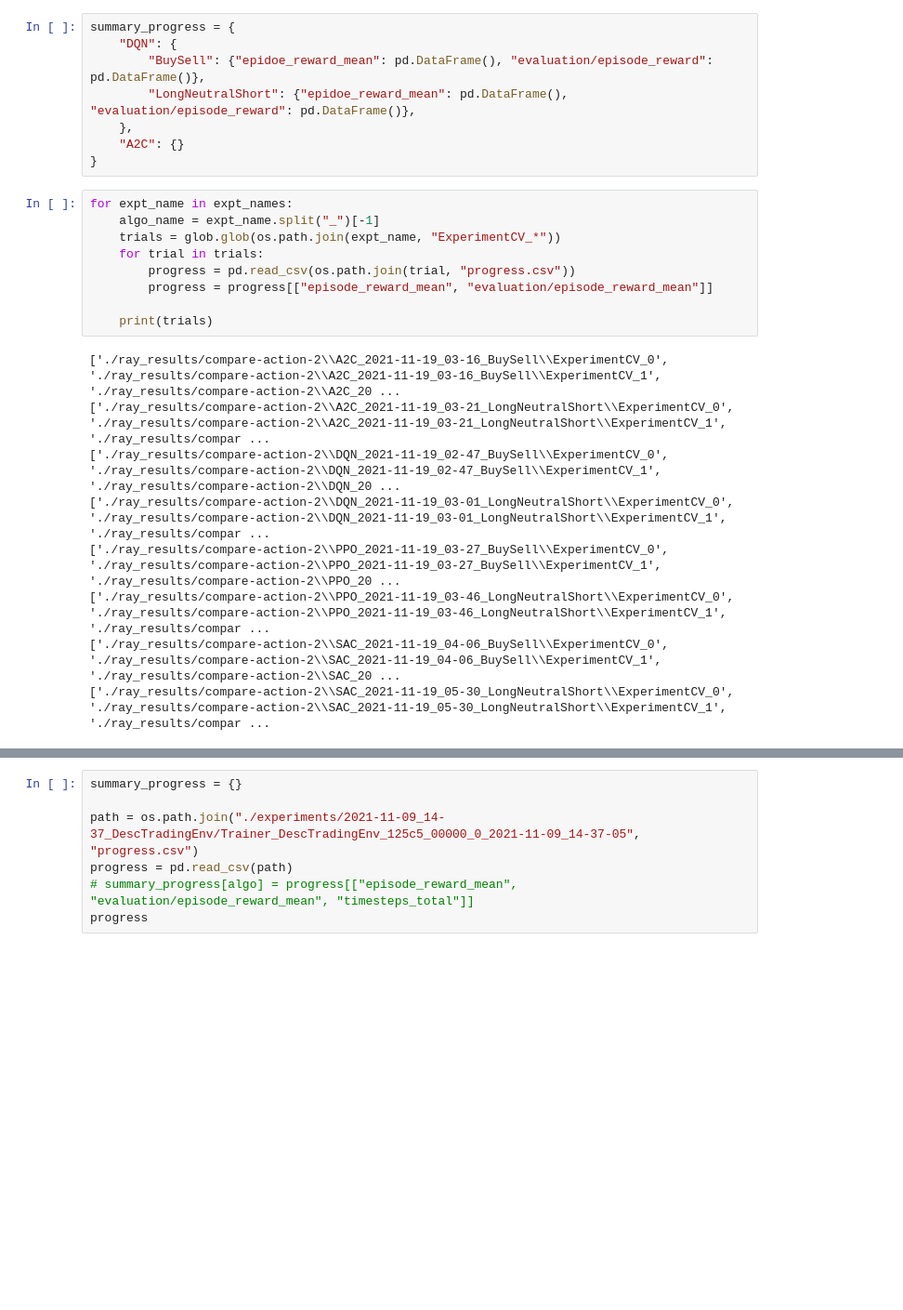
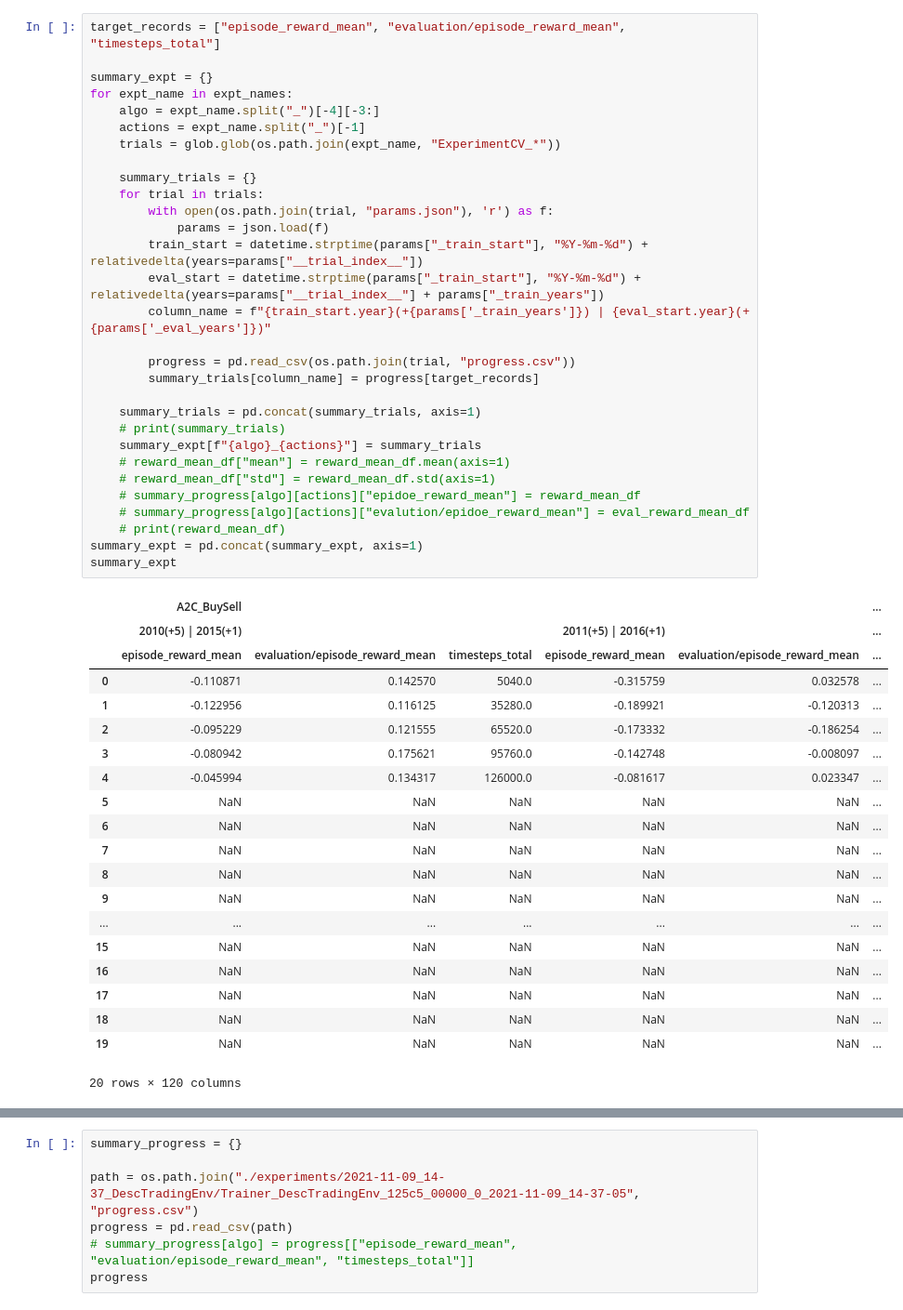
Before and after one commit to napnel/UoA-thesis-s1260099, a Jupyter notebook: progress.ipynb, the cells around one changed output, grey strips where cells are left out. Shown at 93% size. Drawn from its saved outputs; the diff is of its cells as text; blank space fills up the shorter version.

```diff
--- a/progress.ipynb
+++ b/progress.ipynb
@@ -25,29 +29,54 @@ expt_names
  './ray_results/compare-action-2\\PPO_2021-11-19_03-46_LongNeutralShort',
  './ray_results/compare-action-2\\SAC_2021-11-19_04-06_BuySell',
  './ray_results/compare-action-2\\SAC_2021-11-19_05-30_LongNeutralShort']
-# %%
-summary_progress = {
-    "DQN": {
-        "BuySell": {"epidoe_reward_mean": pd.DataFrame(), "evaluation/episode_reward": pd.DataFrame()},
-        "LongNeutralShort": {"epidoe_reward_mean": pd.DataFrame(), "evaluation/episode_reward": pd.DataFrame()},
-    },
-    "A2C": {}
-}
-# %%
-for expt_name in expt_names:
-    algo_name = expt_name.split("_")[-1]
-    trials = glob.glob(os.path.join(expt_name, "ExperimentCV_*"))
-    for trial in trials:
-        progress = pd.read_csv(os.path.join(trial, "progress.csv"))
-        progress = progress[["episode_reward_mean", "evaluation/episode_reward_mean"]]
-
-    print(trials)
-# %% [output]
-['./ray_results/compare-action-2\\A2C_2021-11-19_03-16_BuySell\\ExperimentCV_0', './ray_results/compare-action-2\\A2C_2021-11-19_03-16_BuySell\\ExperimentCV_1', './ray_results/compare-action-2\\A2C_20 ...
-['./ray_results/compare-action-2\\A2C_2021-11-19_03-21_LongNeutralShort\\ExperimentCV_0', './ray_results/compare-action-2\\A2C_2021-11-19_03-21_LongNeutralShort\\ExperimentCV_1', './ray_results/compar ...
-['./ray_results/compare-action-2\\DQN_2021-11-19_02-47_BuySell\\ExperimentCV_0', './ray_results/compare-action-2\\DQN_2021-11-19_02-47_BuySell\\ExperimentCV_1', './ray_results/compare-action-2\\DQN_20 ...
-['./ray_results/compare-action-2\\DQN_2021-11-19_03-01_LongNeutralShort\\ExperimentCV_0', './ray_results/compare-action-2\\DQN_2021-11-19_03-01_LongNeutralShort\\ExperimentCV_1', './ray_results/compar ...
-['./ray_results/compare-action-2\\PPO_2021-11-19_03-27_BuySell\\ExperimentCV_0', './ray_results/compare-action-2\\PPO_2021-11-19_03-27_BuySell\\ExperimentCV_1', './ray_results/compare-action-2\\PPO_20 ...
-['./ray_results/compare-action-2\\PPO_2021-11-19_03-46_LongNeutralShort\\ExperimentCV_0', './ray_results/compare-action-2\\PPO_2021-11-19_03-46_LongNeutralShort\\ExperimentCV_1', './ray_results/compar ...
-['./ray_results/compare-action-2\\SAC_2021-11-19_04-06_BuySell\\ExperimentCV_0', './ray_results/compare-action-2\\SAC_2021-11-19_04-06_BuySell\\ExperimentCV_1', './ray_results/compare-action-2\\SAC_20 ...
-['./ray_results/compare-action-2\\SAC_2021-11-19_05-30_LongNeutralShort\\ExperimentCV_0', './ray_results/compare-action-2\\SAC_2021-11-19_05-30_LongNeutralShort\\ExperimentCV_1', './ray_results/compar ...
+# %%
+target_records = ["episode_reward_mean", "evaluation/episode_reward_mean", "timesteps_total"]
+
+summary_expt = {}
+for expt_name in expt_names:
+    algo = expt_name.split("_")[-4][-3:]
+    actions = expt_name.split("_")[-1]
+    trials = glob.glob(os.path.join(expt_name, "ExperimentCV_*"))
+
+    summary_trials = {}
+    for trial in trials:
+        with open(os.path.join(trial, "params.json"), 'r') as f:
+            params = json.load(f)
+        train_start = datetime.strptime(params["_train_start"], "%Y-%m-%d") + relativedelta(years=params["__trial_index__"])
+        eval_start = datetime.strptime(params["_train_start"], "%Y-%m-%d") + relativedelta(years=params["__trial_index__"] + params["_train_years"])
+        column_name = f"{train_start.year}(+{params['_train_years']}) | {eval_start.year}(+{params['_eval_years']})"
+
+        progress = pd.read_csv(os.path.join(trial, "progress.csv"))
+        summary_trials[column_name] = progress[target_records]
+
+    summary_trials = pd.concat(summary_trials, axis=1)
+    # print(summary_trials)
+    summary_expt[f"{algo}_{actions}"] = summary_trials
+    # reward_mean_df["mean"] = reward_mean_df.mean(axis=1)
+    # reward_mean_df["std"] = reward_mean_df.std(axis=1)
+    # summary_progress[algo][actions]["epidoe_reward_mean"] = reward_mean_df
+    # summary_progress[algo][actions]["evalution/epidoe_reward_mean"] = eval_reward_mean_df
+    # print(reward_mean_df)
+summary_expt = pd.concat(summary_expt, axis=1)
+summary_expt
+# %% [output]
+|  | A2C_BuySell |  |  |  |  | ... |
+|  | 2010(+5) | 2015(+1) |  |  | 2011(+5) | 2016(+1) |  | ... |
+|  | episode_reward_mean | evaluation/episode_reward_mean | timesteps_total | episode_reward_mean | evaluation/episode_reward_mean | ... |
+| 0 | -0.110871 | 0.142570 | 5040.0 | -0.315759 | 0.032578 | ... |
+| 1 | -0.122956 | 0.116125 | 35280.0 | -0.189921 | -0.120313 | ... |
+| 2 | -0.095229 | 0.121555 | 65520.0 | -0.173332 | -0.186254 | ... |
+| 3 | -0.080942 | 0.175621 | 95760.0 | -0.142748 | -0.008097 | ... |
+| 4 | -0.045994 | 0.134317 | 126000.0 | -0.081617 | 0.023347 | ... |
+| 5 | NaN | NaN | NaN | NaN | NaN | ... |
+| 6 | NaN | NaN | NaN | NaN | NaN | ... |
+| 7 | NaN | NaN | NaN | NaN | NaN | ... |
+| 8 | NaN | NaN | NaN | NaN | NaN | ... |
+| 9 | NaN | NaN | NaN | NaN | NaN | ... |
+| ... | ... | ... | ... | ... | ... | ... |
+| 15 | NaN | NaN | NaN | NaN | NaN | ... |
+| 16 | NaN | NaN | NaN | NaN | NaN | ... |
+| 17 | NaN | NaN | NaN | NaN | NaN | ... |
+| 18 | NaN | NaN | NaN | NaN | NaN | ... |
+| 19 | NaN | NaN | NaN | NaN | NaN | ... |
+20 rows × 120 columns
```
Also changed, not shown: parts of 11 cells of this notebook, 2 other files.
